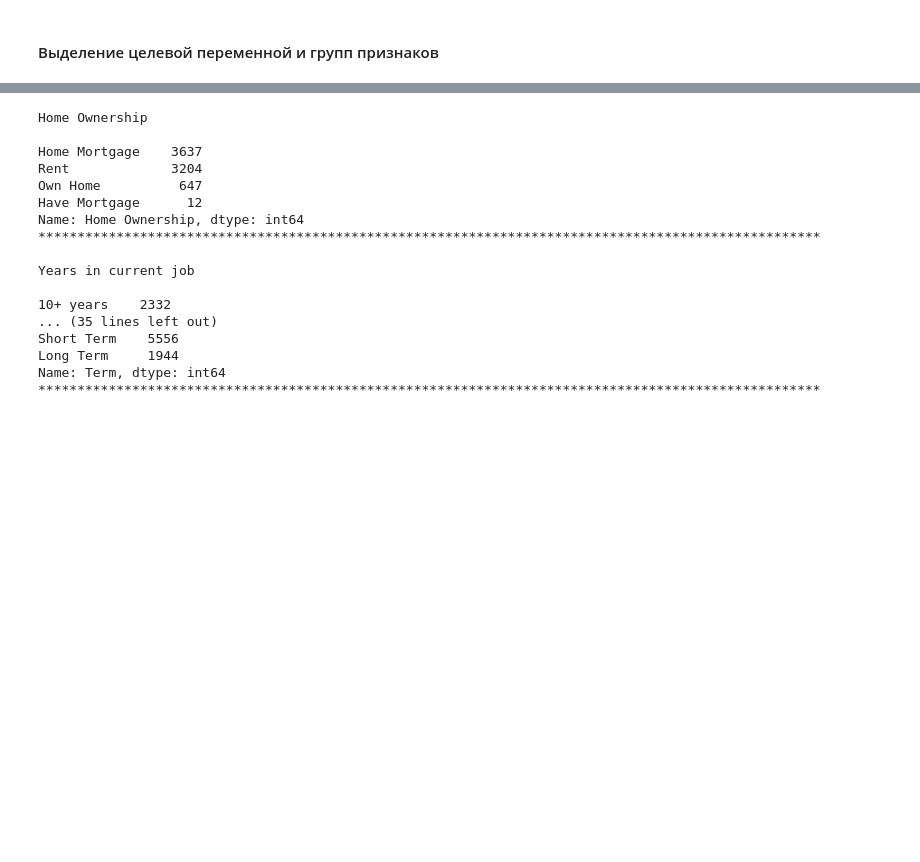
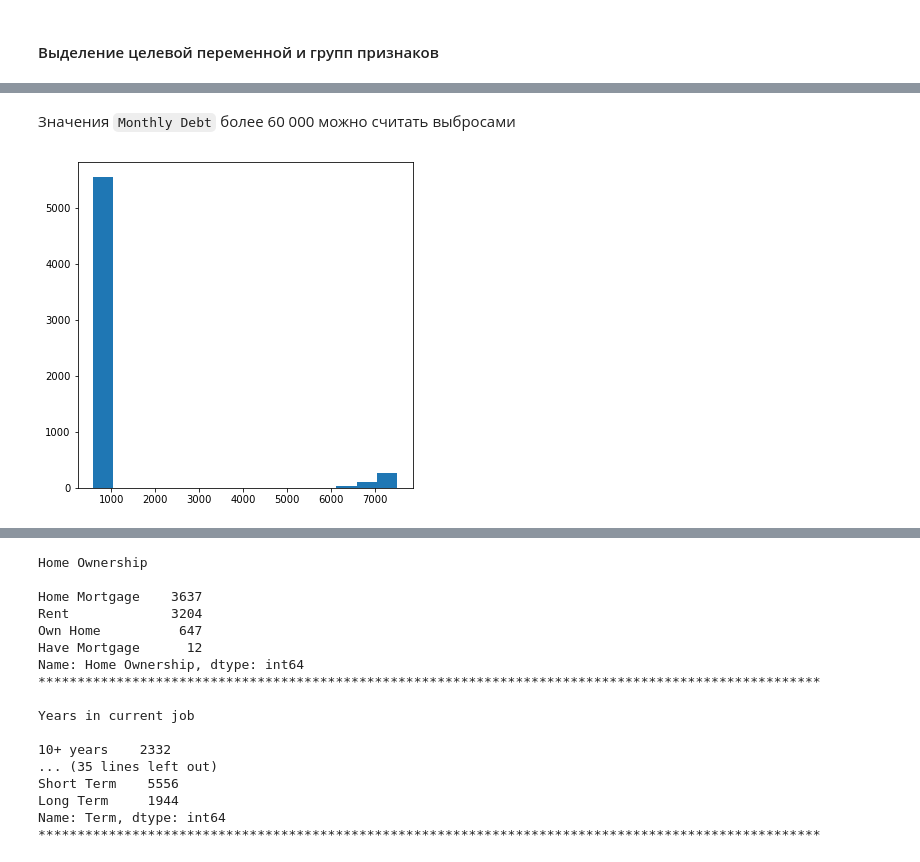
Before and after one commit to MikhailDemin/GB_DataScience-in-Med, a Jupyter notebook: 10_DS_Python_lib's_part_2/course_project/Demin_MM_classification_course_project.ipynb, the cells around one changed output, grey strips where cells are left out. Saved outputs shown, nothing was run; the diff lists cells and outputs as text; code cells hidden in the pictures; blank space fills up the shorter version.

```diff
--- a/10_DS_Python_lib's_part_2/course_project/Demin_MM_classification_course_project.ipynb
+++ b/10_DS_Python_lib's_part_2/course_project/Demin_MM_classification_course_project.ipynb
@@ -252,0 +412,6 @@ df_train_base[TARGET_NAME].hist(figsize=(4, 4), bins=20, grid=False);
+# %% [markdown]
+Значения `Monthly Debt` более 60 000 можно считать выбросами
+# %%
+df_train_base['Credit Score'].hist(figsize=(6, 6), bins=15, grid=False);
+# %% [output]
+[figure, added]
```
Also changed, not shown: parts of 71 cells of this notebook.
